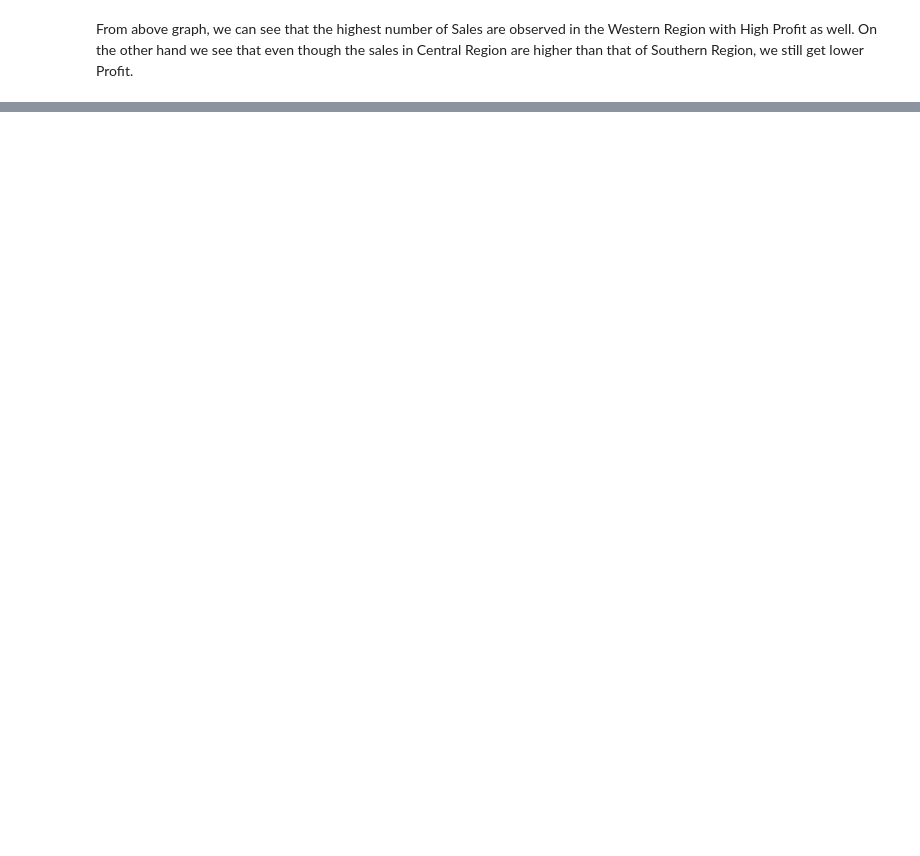
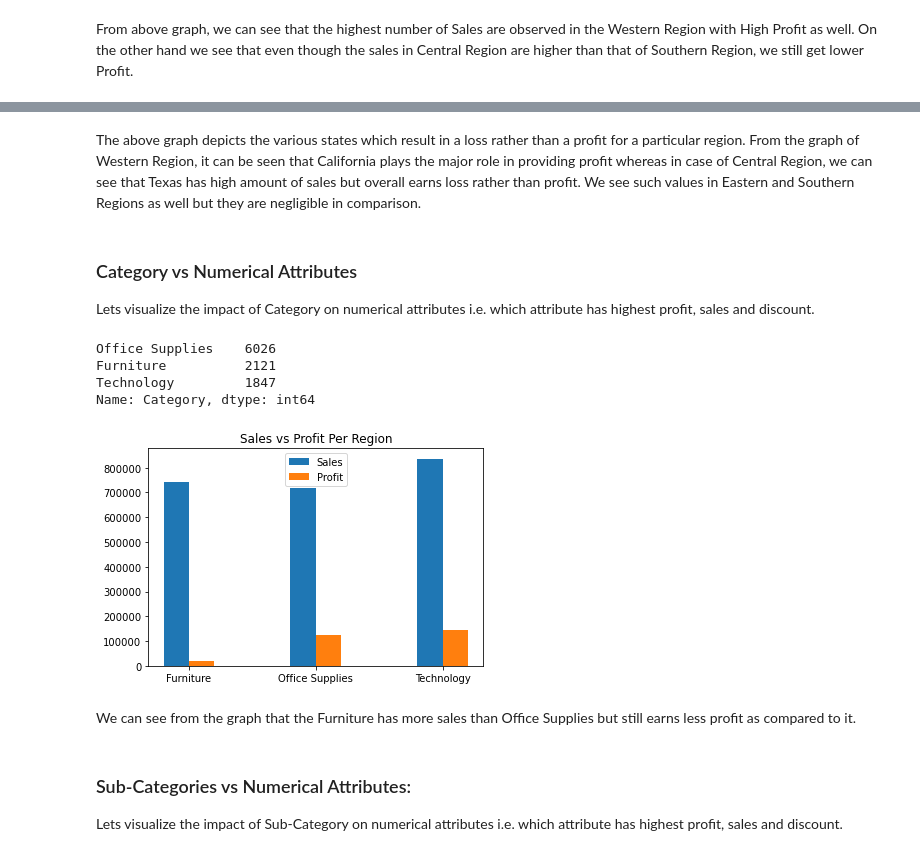
Before and after one commit to Hassan-Farid/GRIP-Internship-Tasks-, a Jupyter notebook: Retail EDA.ipynb, the cells around one changed output, grey strips where cells are left out. Saved outputs shown, nothing was run; the diff lists cells and outputs as text; code cells hidden in the pictures; blank space fills up the shorter version.

```diff
--- a/Retail EDA.ipynb
+++ b/Retail EDA.ipynb
@@ -224,0 +275,35 @@ From above graph, we can see that the highest number of Sales are observed in th
+# %% [markdown]
+The above graph depicts the various states which result in a loss rather than a profit for a particular region. From the graph of Western Region, it can be seen that California plays the major role in providing profit whereas in case of Central Region, we can see that Texas has high amount of sales but overall earns loss rather than profit. We see such values in Eastern and Southern Regions as well but they are negligible in comparison.
+# %% [markdown]
+### Category vs Numerical Attributes
+Lets visualize the impact of Category on numerical attributes i.e. which attribute has highest profit, sales and discount.
+# %%
+#Viewing the different classes for Categories and their counts
+data_df["Category"].value_counts()
+# %% [output]
+Office Supplies    6026
+Furniture          2121
+Technology         1847
+Name: Category, dtype: int64
+# %%
+#Visualizing Sales and Profit for different Categories
+sales_per_cat = data_df.groupby(["Category"])["Sales"].sum()
+profit_per_cat = data_df.groupby(["Category"])["Profit"].sum()
+
+categories = sales_per_cat.index
+X_axis = np.arange(len(categories))
+
+plt.bar(X_axis - 0.1, sales_per_cat, width=0.2, label="Sales")
+plt.bar(X_axis + 0.1, profit_per_cat, width=0.2, label="Profit")
+
+plt.xticks(X_axis, categories)
+plt.title("Sales vs Profit Per Region")
+plt.legend()
+plt.show()
+# %% [output]
+[figure, added]
+# %% [markdown]
+We can see from the graph that the Furniture has more sales than Office Supplies but still earns less profit as compared to it.
+# %% [markdown]
+### Sub-Categories vs Numerical Attributes:
+Lets visualize the impact of Sub-Category on numerical attributes i.e. which attribute has highest profit, sales and discount.
```
Also changed, not shown: parts of 10 cells of this notebook.
